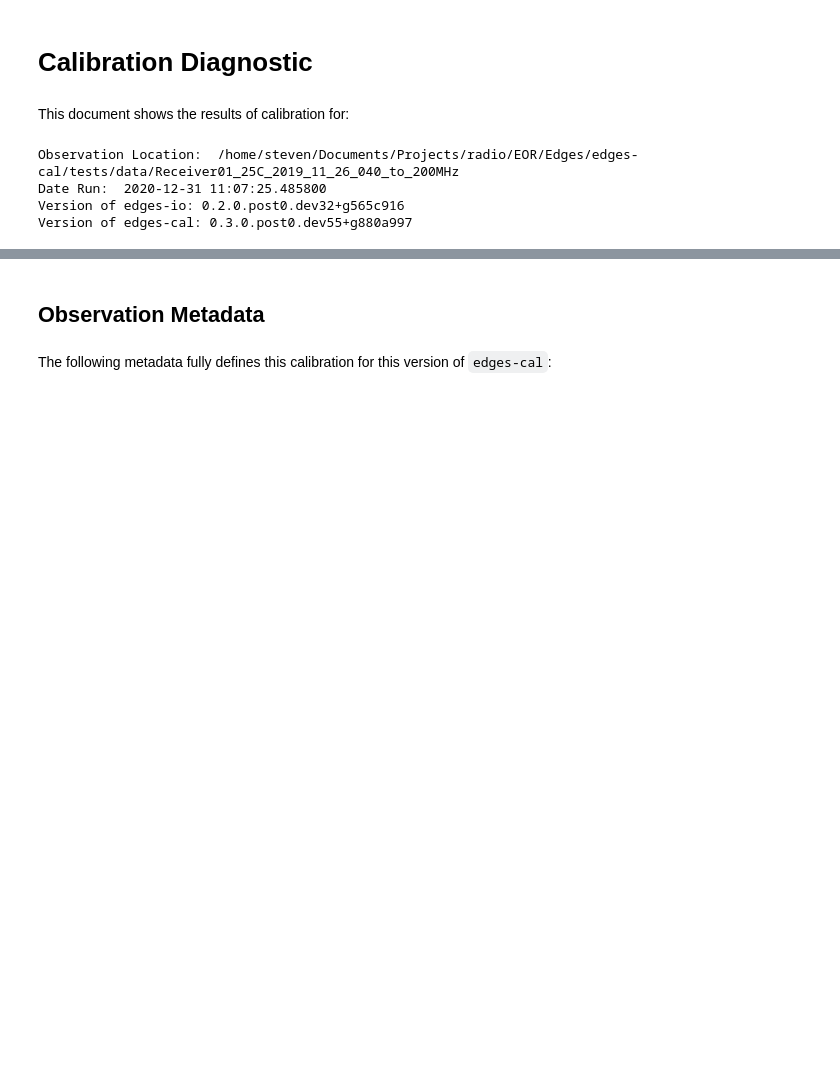
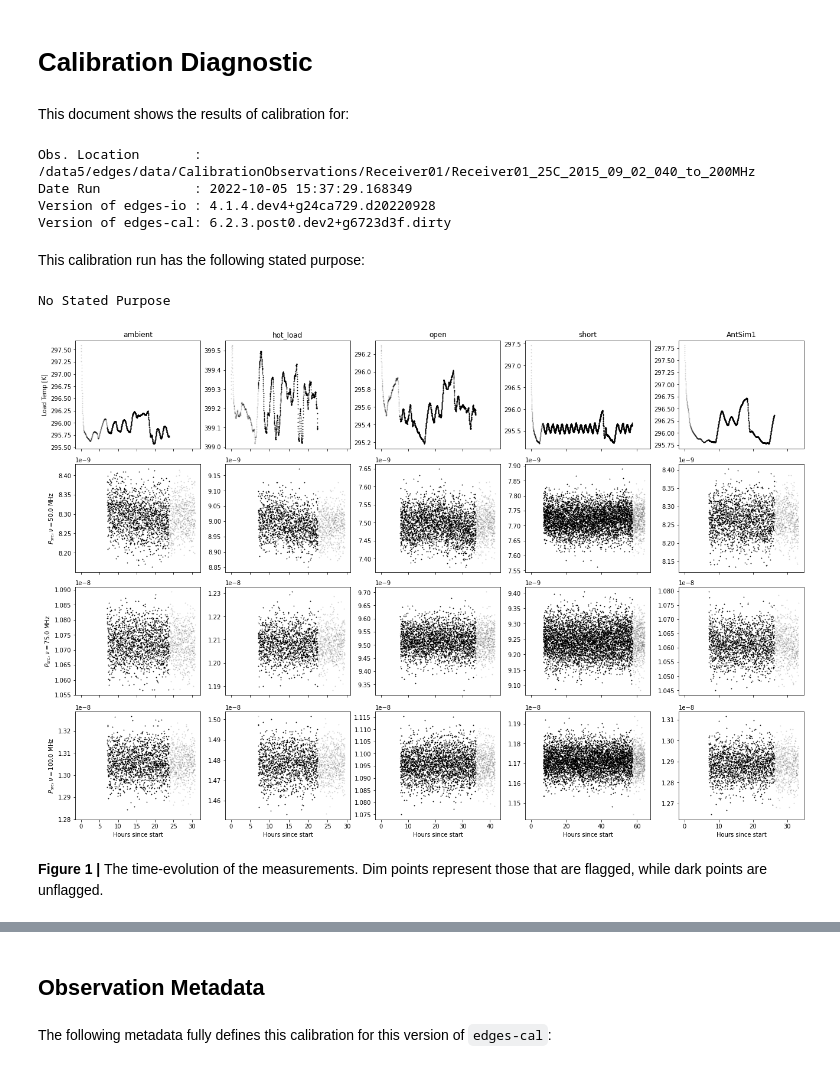
Before and after one commit to edges-collab/edges-cal, a Jupyter notebook: src/edges_cal/notebooks/calibrate-observation.ipynb, the cells around one changed output, grey strips where cells are left out. Saved outputs shown, nothing was run; the diff lists cells and outputs as text; code cells hidden in the pictures; blank space fills up the shorter version.

```diff
--- a/src/edges_cal/notebooks/calibrate-observation.ipynb
+++ b/src/edges_cal/notebooks/calibrate-observation.ipynb
@@ -18,19 +22,19 @@ from beautifultable import BeautifulTable
+# %%
+config.update(global_config)
+calobs = ec.CalibrationObservation.from_yaml(settings, obs_path=observation, unaveraged_spectra=True)
+io_obs = calobs.metadata['io']
 # %% [markdown]
 This document shows the results of calibration for:
-# %%
-config.update(global_config)
-calobs = ec.CalibrationObservation.from_yaml(settings, obs_path=observation)
-io_obs = calobs.metadata['io']
 # %%
 obspath = Path(io_obs.original_path).absolute()
-print("Observation Location: ", obspath)
+print("Obs. Location       :", obspath)
 
-print("Date Run: ", datetime.now())
-print("Version of edges-io:", eio.__version__)
+print("Date Run            :", datetime.now())
+print("Version of edges-io :", eio.__version__)
 print("Version of edges-cal:", ec.__version__)
 # %% [output]
-Observation Location:  /home/steven/Documents/Projects/radio/EOR/Edges/edges-cal/tests/data/Receiver01_25C_2019_11_26_040_to_200MHz
-Date Run:  2020-12-31 11:07:25.485800
-Version of edges-io: 0.2.0.post0.dev32+g565c916
-Version of edges-cal: 0.3.0.post0.dev55+g880a997
+Obs. Location       : /data5/edges/data/CalibrationObservations/Receiver01/Receiver01_25C_2015_09_02_040_to_200MHz
+Date Run            : 2022-10-05 15:37:29.168349
+Version of edges-io : 4.1.4.dev4+g24ca729.d20220928
+Version of edges-cal: 6.2.3.post0.dev2+g6723d3f.dirty
 # %%
@@ -37,0 +44,55 @@ antsims = {name: calobs.new_load(load_name=name, io_obj=io_obs) for name in io_o
+# %% [markdown]
+This calibration run has the following stated purpose:
+# %%
+with open(obspath/'definition.yaml', 'r') as fl:
+    purpose = yaml.load(fl, Loader=yaml.FullLoader).get('purpose', "No Stated Purpose")
+
+print(purpose)
+# %% [output]
+No Stated Purpose
+# %%
+if 'lna_resistance' not in calobs.ambient.spectrum.thermistor.data.dtype.names:
+    # this is an old observation and we only have the load measurements.
+
+    fig, ax = plt.subplots(4, len(all_loads), figsize=(18, 12), sharex='col', gridspec_kw={'hspace': 0.05}, constrained_layout=True)
+
+    for i, (name, load) in enumerate(all_loads.items()):
+        amb = load.spectrum
+
+        t = amb.thermistor.get_timestamps(with_mask=False)
+        tt = np.array([(tt - t[0]).total_seconds() / 3600 for tt in t])
+        ttm = tt[amb.thermistor.mask]
+
+        ax[0, i].set_title(name)
+
+        ax[0, i].scatter(tt, amb.thermistor.raw_load_temperature, alpha=0.2, color='k', s=3, lw=0)
+        ax[0, i].scatter(ttm, amb.thermistor.load_temperature, alpha=1, color='k', s=3, lw=0)
+        if i==0:
+            ax[0, i].set_ylabel("Load Temp [K]")
+
+        ax[-1, i].set_xlabel("Hours since start")
+
+        tspec = ec.spectra.get_spec_timestamps(getattr(io_obs.spectra, name), 0)[0]
+        tt = np.array([(tt - t[0]).total_seconds() / 3600 for tt in tspec])
+
+        ttm = tt[~amb.flags[0]]
+        ax[1, i].scatter(tt, amb.p_ant[0], alpha=0.2, color='k', s=3, lw=0)
+        ax[1, i].scatter(ttm, amb.p_ant[0, ~amb.flags[0]], alpha=1, color='k', s=3, lw=0)
+        if i==0:
+            ax[1, i].set_ylabel(r"$P_{\rm src}, \nu=%.1f$ MHz"%amb.freq.freq[0].value)
+
+        ttm = tt[~amb.flags[amb.freq.n//2]]
+        ax[2, i].scatter(tt, amb.p_ant[amb.freq.n//2], alpha=0.2, color='k', s=3, lw=0)
+        ax[2, i].scatter(ttm, amb.p_ant[amb.freq.n//2, ~amb.flags[amb.freq.n//2]], alpha=1, color='k', s=3, lw=0)
+        if i==0:
+            ax[2, i].set_ylabel(r"$P_{\rm src}, \nu=%.1f$ MHz"%amb.freq.freq[amb.freq.n//2].value)
+
+        ttm = tt[~amb.flags[amb.freq.n - 1]]
+        ax[3, i].scatter(tt, amb.p_ant[amb.freq.n - 1], alpha=0.2, color='k', s=3, lw=0)
+        ax[3, i].scatter(ttm, amb.p_ant[amb.freq.n - 1, ~amb.flags[amb.freq.n - 1]], alpha=1, color='k', s=3, lw=0)
+        if i==0:
+            ax[3, i].set_ylabel(r"$P_{\rm src}, \nu=%.1f$ MHz"%amb.freq.freq[amb.freq.n - 1].value)
+# %% [output]
+[figure, added]
+# %% [markdown]
+**Figure 1 |** The time-evolution of the measurements. Dim points represent those that are flagged, while dark points are unflagged.
```
Also changed, not shown: parts of 28 cells of this notebook, 7 other files.
